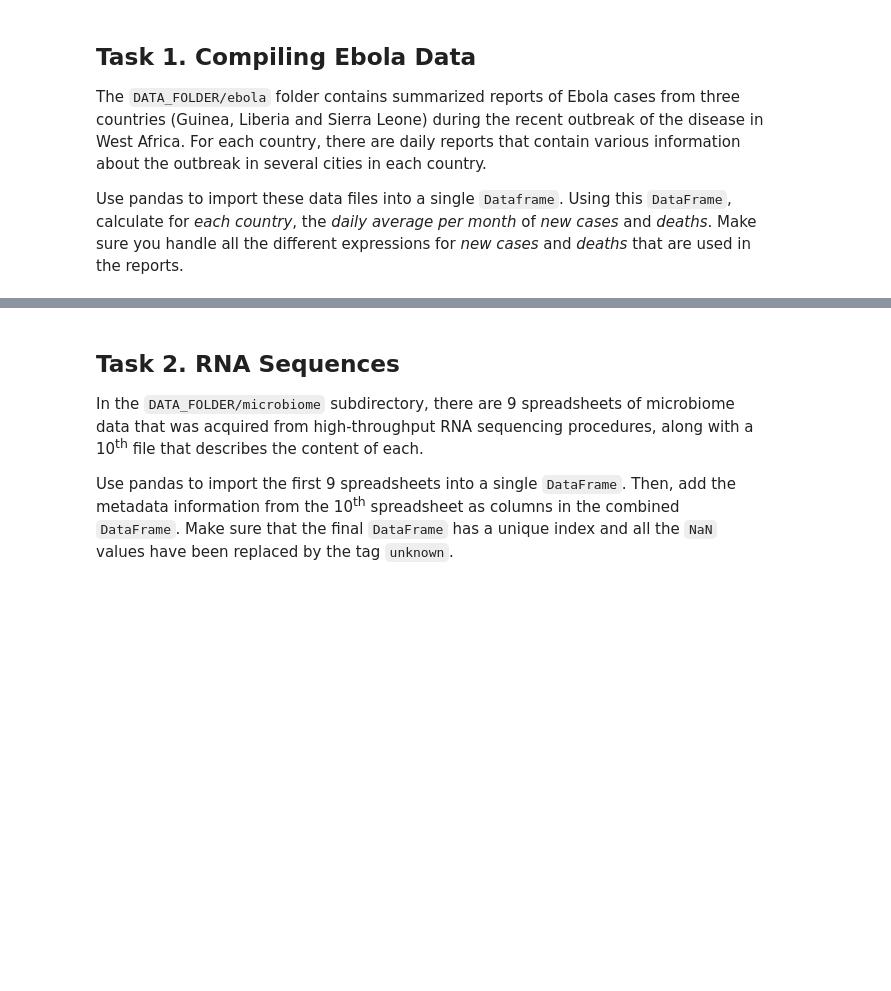
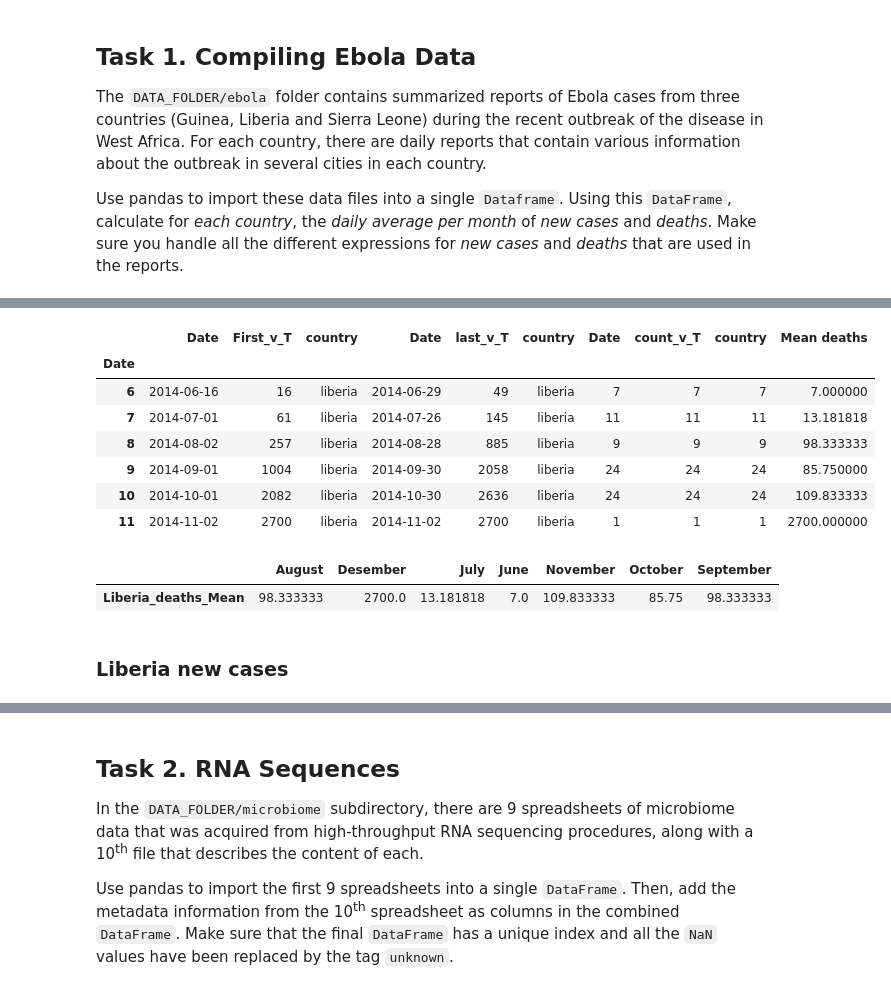
Before and after one commit to jshwl/epfl-ada, a Jupyter notebook: Homework 1.ipynb, the cells around one changed output, grey strips where cells are left out. Cells and saved outputs as stored; diff of their text form; code cells hidden in the pictures; blank space fills up the shorter version.

```diff
--- a/Homework 1.ipynb
+++ b/Homework 1.ipynb
@@ -57,0 +173,4 @@ Total samples tested                                NaN      NaN   2832   NaN
+# %%
+first_values_liberia = grouped_months_liberia.first()
+first_values_liberia=first_values_liberia.rename(columns = {'National':'First_v_T'})
+first_values_liberia.head()
@@ -57,0 +185,25 @@ Total samples tested                                NaN      NaN   2832   NaN
+# %%
+last_values_liberia = grouped_months_liberia.last()
+last_values_liberia=last_values_liberia.rename(columns = {'National':'last_v_T'})
+#last_values
+# %%
+count_liberia = grouped_months_liberia.count()
+count_liberia=count_liberia.rename(columns = {'National':'count_v_T'})
+#count
+# %%
+frames_liberia = [first_values_liberia, last_values_liberia, count_liberia]
+result_liberia = pd.concat(frames_liberia, axis=1)
+#result_liberia
+# %%
+result_liberia[['last_v_T']].sub(result_liberia['First_v_T'], axis=0)
+result_liberia['Mean deaths'] = result_liberia['last_v_T']/result_liberia['count_v_T']
+result_liberia
+# %% [output]
+|  | Date | First_v_T | country | Date | last_v_T | country | Date | count_v_T | country | Mean deaths |
+| Date |  |  |  |  |  |  |  |  |  |  |
+| 6 | 2014-06-16 | 16 | liberia | 2014-06-29 | 49 | liberia | 7 | 7 | 7 | 7.000000 |
+| 7 | 2014-07-01 | 61 | liberia | 2014-07-26 | 145 | liberia | 11 | 11 | 11 | 13.181818 |
+| 8 | 2014-08-02 | 257 | liberia | 2014-08-28 | 885 | liberia | 9 | 9 | 9 | 98.333333 |
+| 9 | 2014-09-01 | 1004 | liberia | 2014-09-30 | 2058 | liberia | 24 | 24 | 24 | 85.750000 |
+| 10 | 2014-10-01 | 2082 | liberia | 2014-10-30 | 2636 | liberia | 24 | 24 | 24 | 109.833333 |
+| 11 | 2014-11-02 | 2700 | liberia | 2014-11-02 | 2700 | liberia | 1 | 1 | 1 | 2700.000000 |
@@ -57,0 +217,14 @@ Total samples tested                                NaN      NaN   2832   NaN
+# %%
+Liberia_deaths_Mean = pd.DataFrame({'June':June_deaths_liberia,
+                     'July':July_deaths_liberia,
+                     'August':August_deaths_liberia,
+                    'September':August_deaths_liberia ,
+                    'October':September_deaths_liberia,
+                    'November':October_deaths_liberia,
+                    'Desember':November_deaths_liberia}, index=['Liberia_deaths_Mean'])
+Liberia_deaths_Mean
+# %% [output]
+|  | August | Desember | July | June | November | October | September |
+| Liberia_deaths_Mean | 98.333333 | 2700.0 | 13.181818 | 7.0 | 109.833333 | 85.75 | 98.333333 |
+# %% [markdown]
+### Liberia new cases
```
Also changed, not shown: parts of 61 cells of this notebook.
